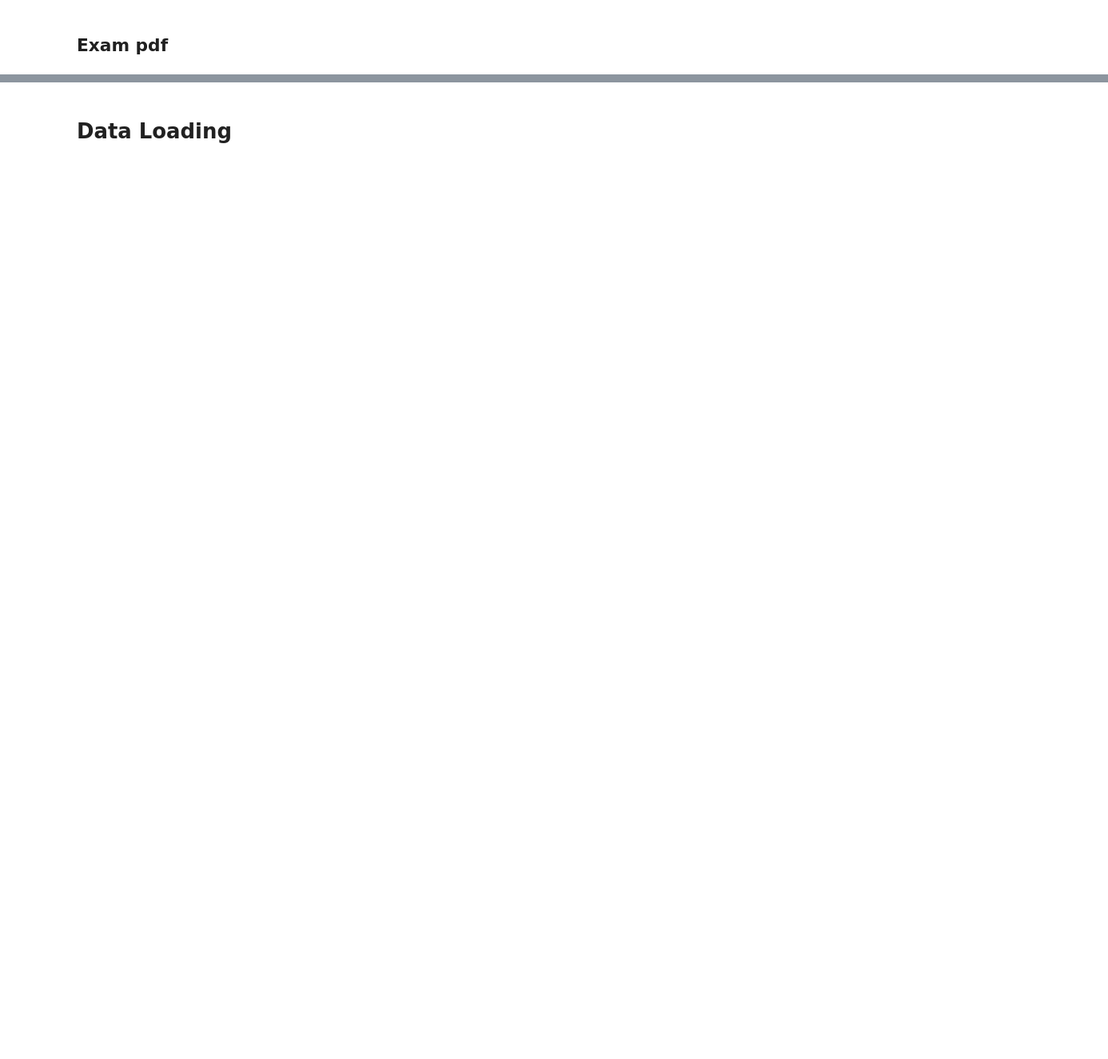
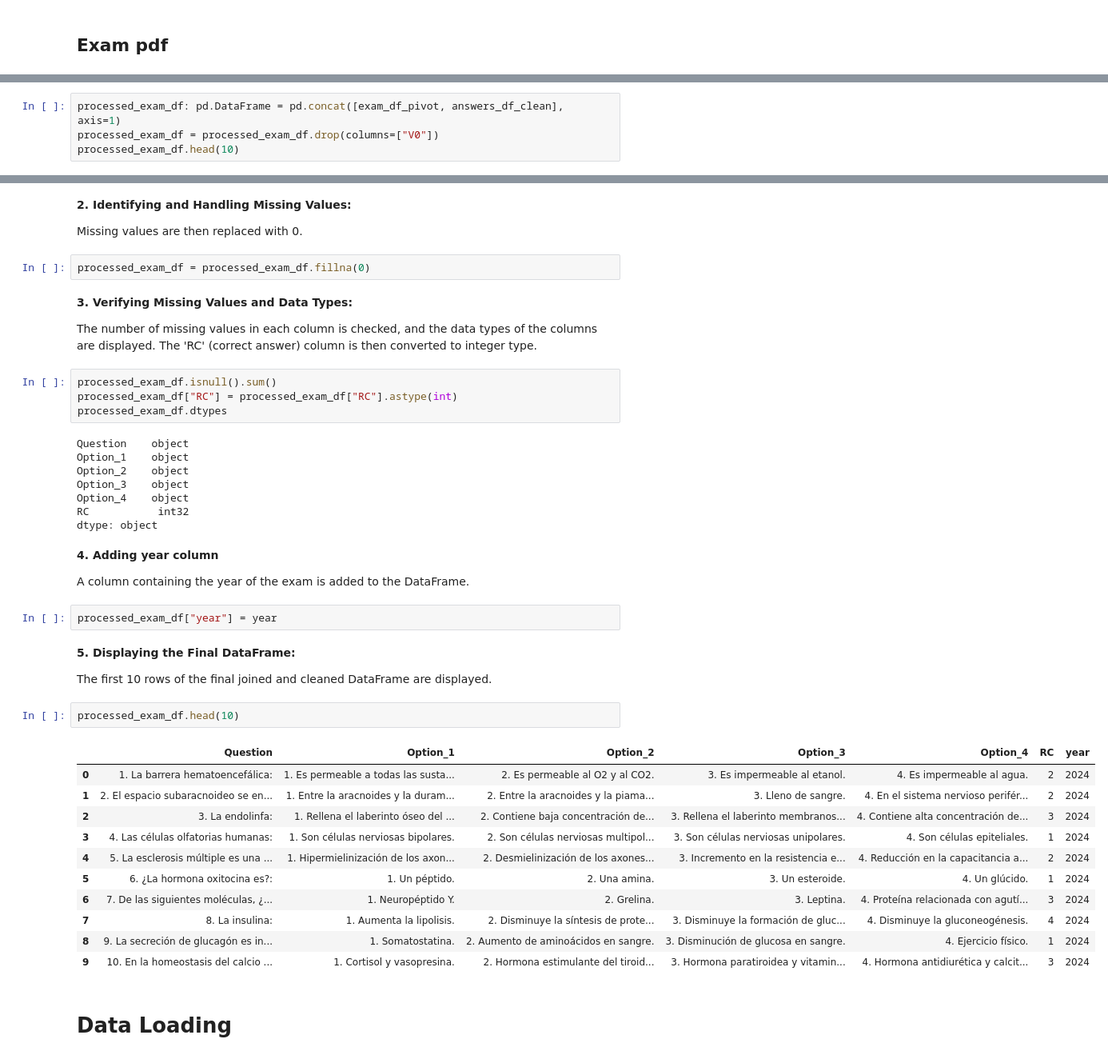
Before and after one commit to Oddman43/ETL_BIR_Exams, a Jupyter notebook: scripts/bir_etl_t1_2024.ipynb, the cells around one changed output, grey strips where cells are left out. Shown at 80% size. Saved outputs shown, nothing was run; the diff lists cells and outputs as text; blank space fills up the shorter version.

Commit message:
redone with correct template

```diff
--- a/scripts/bir_etl_t1_2024.ipynb
+++ b/scripts/bir_etl_t1_2024.ipynb
@@ -328,0 +454,4 @@ clean_df_2.head()
+# %%
+processed_exam_df: pd.DataFrame = pd.concat([exam_df_pivot, answers_df_clean], axis=1)
+processed_exam_df = processed_exam_df.drop(columns=["V0"])
+processed_exam_df.head(10)
@@ -329,2 +470,48 @@ clean_df_2.head()
+# %% [markdown]
+**2. Identifying and Handling Missing Values:**
+
+Missing values are then replaced with 0.
+# %%
+processed_exam_df = processed_exam_df.fillna(0)
+# %% [markdown]
+**3. Verifying Missing Values and Data Types:**
+
+The number of missing values in each column is checked, and the data types of the columns are displayed. The 'RC' (correct answer) column is then converted to integer type.
+# %%
+processed_exam_df.isnull().sum()
+processed_exam_df["RC"] = processed_exam_df["RC"].astype(int)
+processed_exam_df.dtypes
+# %% [output]
+Question    object
+Option_1    object
+Option_2    object
+Option_3    object
+Option_4    object
+RC           int32
+dtype: object
+# %% [markdown]
+**4. Adding year column**
+
+A column containing the year of the exam is added to the DataFrame.
+# %%
+processed_exam_df["year"] = year
+# %% [markdown]
+**5. Displaying the Final DataFrame:**
+
+The first 10 rows of the final joined and cleaned DataFrame are displayed.
+# %%
+processed_exam_df.head(10)
+# %% [output]
+|  | Question | Option_1 | Option_2 | Option_3 | Option_4 | RC | year |
+| 0 | 1. La barrera hematoencefálica: | 1. Es permeable a todas las susta... | 2. Es permeable al O2 y al CO2. | 3. Es impermeable al etanol. | 4. Es impermeable al agua. | 2 | 2024 |
+| 1 | 2. El espacio subaracnoideo se en... | 1. Entre la aracnoides y la duram... | 2. Entre la aracnoides y la piama... | 3. Lleno de sangre. | 4. En el sistema nervioso perifér... | 2 | 2024 |
+| 2 | 3. La endolinfa: | 1. Rellena el laberinto óseo del ... | 2. Contiene baja concentración de... | 3. Rellena el laberinto membranos... | 4. Contiene alta concentración de... | 3 | 2024 |
+| 3 | 4. Las células olfatorias humanas: | 1. Son células nerviosas bipolares. | 2. Son células nerviosas multipol... | 3. Son células nerviosas unipolares. | 4. Son células epiteliales. | 1 | 2024 |
+| 4 | 5. La esclerosis múltiple es una ... | 1. Hipermielinización de los axon... | 2. Desmielinización de los axones... | 3. Incremento en la resistencia e... | 4. Reducción en la capacitancia a... | 2 | 2024 |
+| 5 | 6. ¿La hormona oxitocina es?: | 1. Un péptido. | 2. Una amina. | 3. Un esteroide. | 4. Un glúcido. | 1 | 2024 |
+| 6 | 7. De las siguientes moléculas, ¿... | 1. Neuropéptido Y. | 2. Grelina. | 3. Leptina. | 4. Proteína relacionada con agutí... | 3 | 2024 |
+| 7 | 8. La insulina: | 1. Aumenta la lipolisis. | 2. Disminuye la síntesis de prote... | 3. Disminuye la formación de gluc... | 4. Disminuye la gluconeogénesis. | 4 | 2024 |
+| 8 | 9. La secreción de glucagón es in... | 1. Somatostatina. | 2. Aumento de aminoácidos en sangre. | 3. Disminución de glucosa en sangre. | 4. Ejercicio físico. | 1 | 2024 |
+| 9 | 10. En la homeostasis del calcio ... | 1. Cortisol y vasopresina. | 2. Hormona estimulante del tiroid... | 3. Hormona paratiroidea y vitamin... | 4. Hormona antidiurética y calcit... | 3 | 2024 |
 # %% [markdown]
 # Data Loading
```
Also changed, not shown: parts of 95 cells of this notebook.
